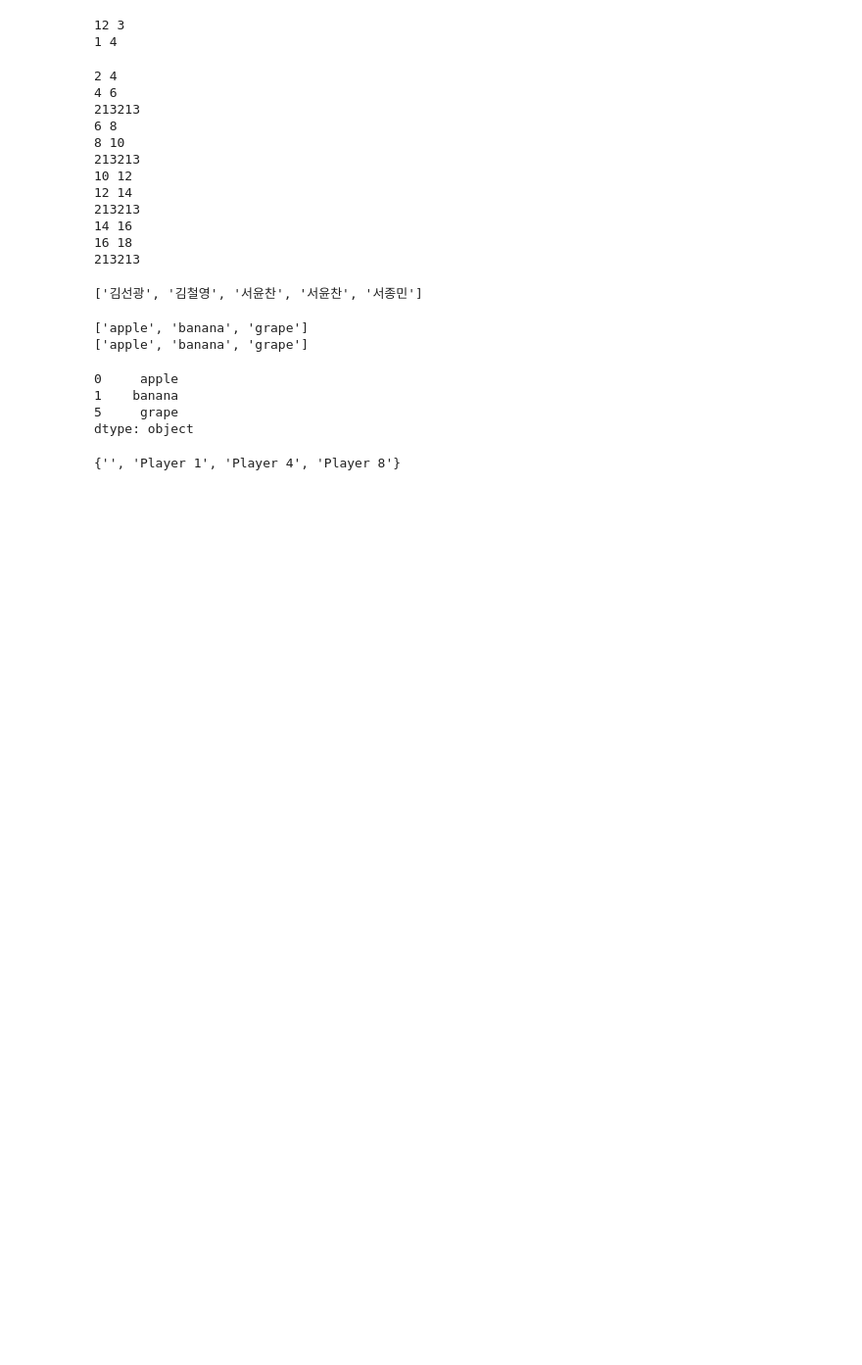
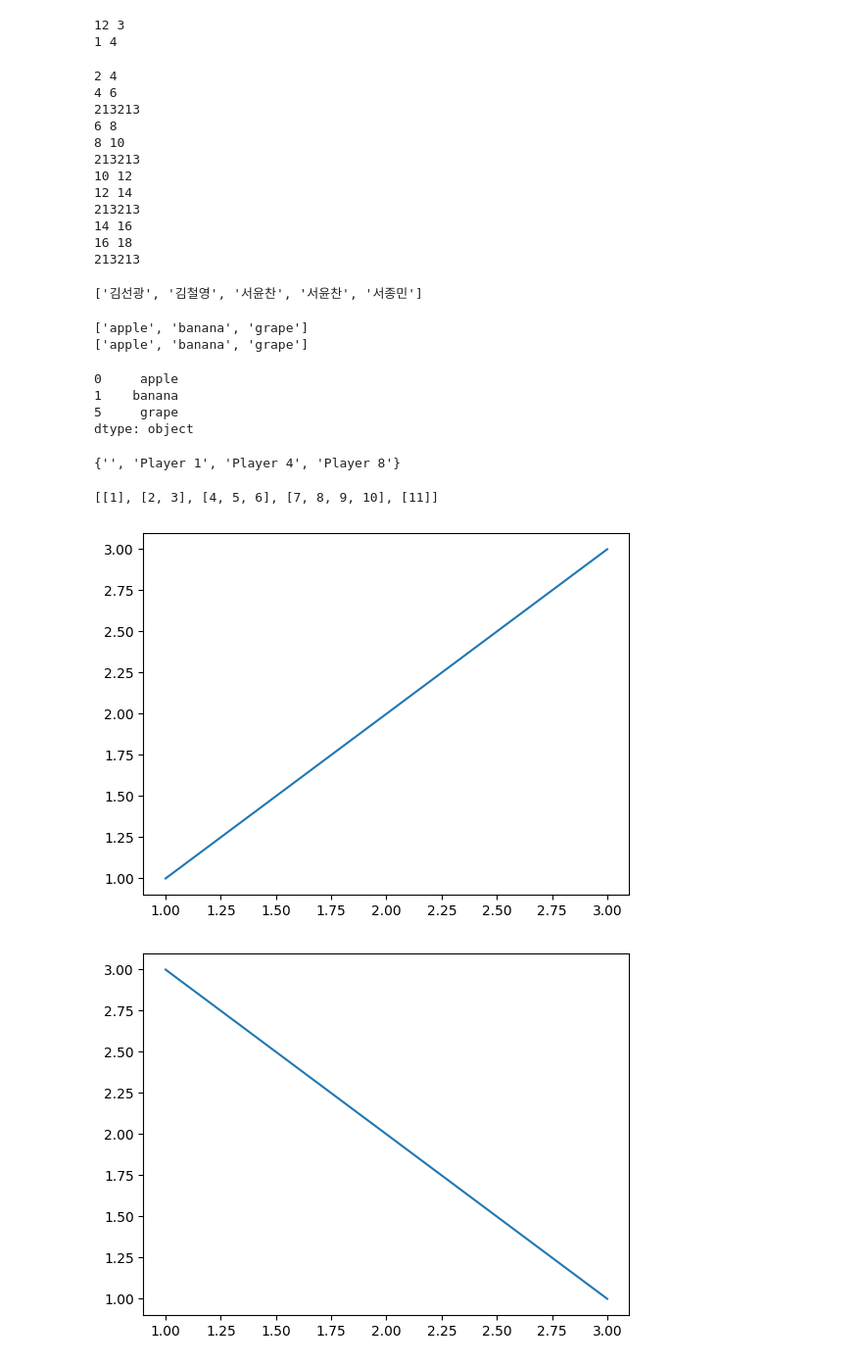
Before and after one commit to nammtaeehyeonn/South, a Jupyter notebook: 0330/test.ipynb, the cells around one changed output. Shown: that part at 98% size. Drawn from its saved outputs; the diff is of its cells as text; code cells hidden in the pictures; blank space fills up the shorter version.

```diff
--- a/0330/test.ipynb
+++ b/0330/test.ipynb
@@ -435,3 +435,44 @@ set(list({'3': '', '4': '', '8': '', '7': '', '1': 'Player 4', '2': 'Player 8',
 # %%
 for i in []:
     print(i)
+# %%
+# 주어진 리스트
+original_list = [1, 2, 3, 4, 5, 6, 7, 8, 9, 10, 11]
+
+# 분할할 크기
+sizes = [1, 2, 3, 4, 1]
+
+# 분할된 리스트를 저장할 빈 리스트
+split_lists = []
+
+# 리스트를 순회하며 분할
+start = 0
+for size in sizes:
+    # 현재 위치에서 size 만큼의 요소를 새로운 서브리스트로 만들고 추가
+    split_lists.append(original_list[start:start + size])
+    start += size  # 시작 위치 업데이트
+
+split_lists
+# %% [output]
+[[1], [2, 3], [4, 5, 6], [7, 8, 9, 10], [11]]
+# %%
+import matplotlib.pyplot as plt
+
+# 딕셔너리 초기화
+figures = {}
+
+# 딕셔너리에 Figure 객체 저장
+figures['fig1'] = plt.figure()
+ax1 = figures['fig1'].add_subplot(111)  # 111은 1x1 그리드의 첫 번째 subplot을 의미
+ax1.plot([1, 2, 3], [1, 2, 3])
+
+figures['fig2'] = plt.figure()
+ax2 = figures['fig2'].add_subplot(111)
+ax2.plot([1, 2, 3], [3, 2, 1])
+
+# 저장된 Figure 객체 사용
+# 예: 'fig1' 키를 사용하여 해당 Figure를 표시
+plt.show(figures['fig1'])
+# %% [output]
+[figure, added]
+[figure, added]
```
Also changed, not shown: 5 other files.
